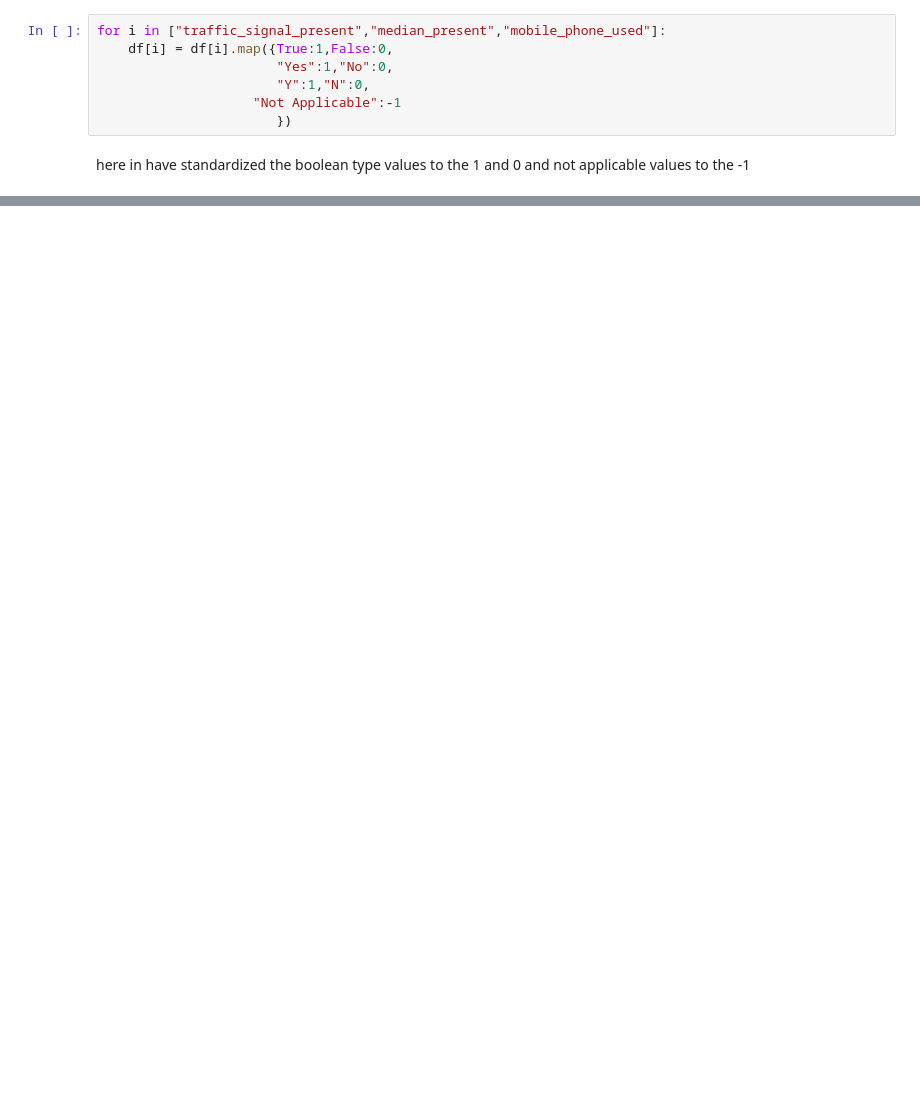
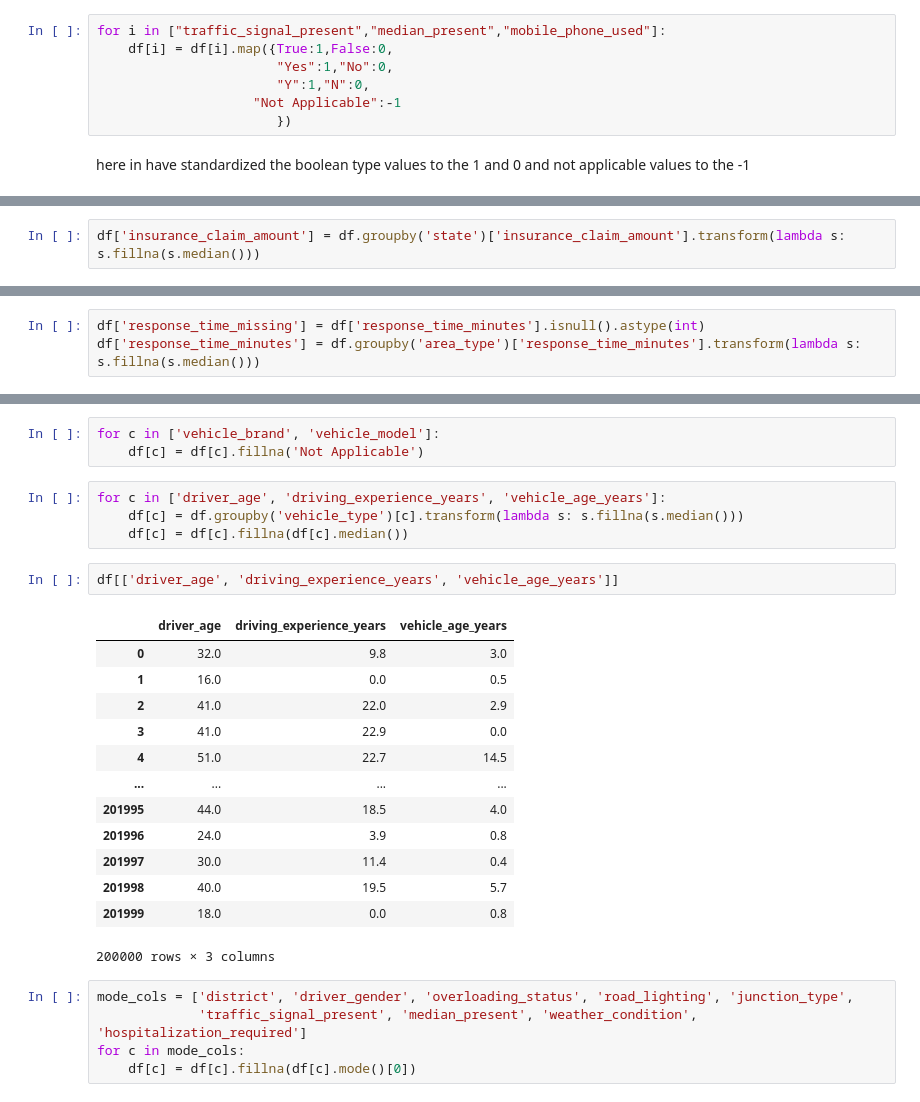
Before and after one commit to pushkarupadhyay587-a11y/gdg_probation_task1, a Jupyter notebook: eda.ipynb, the cells around one changed output, grey strips where cells are left out. Drawn from its saved outputs; the diff is of its cells as text; blank space fills up the shorter version.

```diff
--- a/eda.ipynb
+++ b/eda.ipynb
@@ -417,0 +478,2 @@ Name: count, dtype: int64
+# %%
+df['insurance_claim_amount'] = df.groupby('state')['insurance_claim_amount'].transform(lambda s: s.fillna(s.median()))
@@ -417,0 +495,3 @@ Name: count, dtype: int64
+# %%
+df['response_time_missing'] = df['response_time_minutes'].isnull().astype(int)
+df['response_time_minutes'] = df.groupby('area_type')['response_time_minutes'].transform(lambda s: s.fillna(s.median()))
@@ -417,0 +513,28 @@ Name: count, dtype: int64
+# %%
+for c in ['vehicle_brand', 'vehicle_model']:
+    df[c] = df[c].fillna('Not Applicable')
+# %%
+for c in ['driver_age', 'driving_experience_years', 'vehicle_age_years']:
+    df[c] = df.groupby('vehicle_type')[c].transform(lambda s: s.fillna(s.median()))
+    df[c] = df[c].fillna(df[c].median())
+# %%
+df[['driver_age', 'driving_experience_years', 'vehicle_age_years']]
+# %% [output]
+|  | driver_age | driving_experience_years | vehicle_age_years |
+| 0 | 32.0 | 9.8 | 3.0 |
+| 1 | 16.0 | 0.0 | 0.5 |
+| 2 | 41.0 | 22.0 | 2.9 |
+| 3 | 41.0 | 22.9 | 0.0 |
+| 4 | 51.0 | 22.7 | 14.5 |
+| ... | ... | ... | ... |
+| 201995 | 44.0 | 18.5 | 4.0 |
+| 201996 | 24.0 | 3.9 | 0.8 |
+| 201997 | 30.0 | 11.4 | 0.4 |
+| 201998 | 40.0 | 19.5 | 5.7 |
+| 201999 | 18.0 | 0.0 | 0.8 |
+200000 rows × 3 columns
+# %%
+mode_cols = ['district', 'driver_gender', 'overloading_status', 'road_lighting', 'junction_type',
+             'traffic_signal_present', 'median_present', 'weather_condition', 'hospitalization_required']
+for c in mode_cols:
+    df[c] = df[c].fillna(df[c].mode()[0])
```
Also changed, not shown: parts of 45 cells of this notebook.
